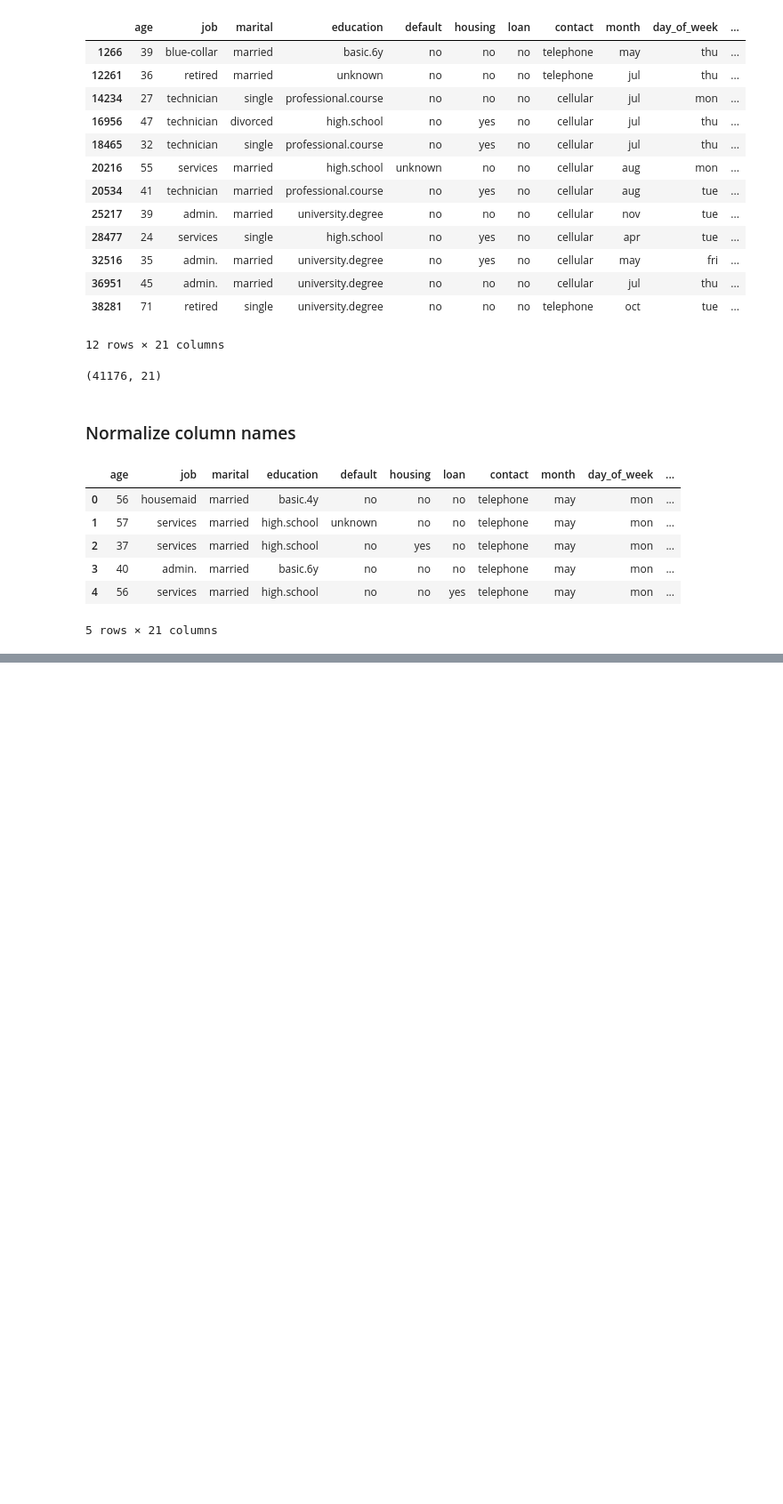
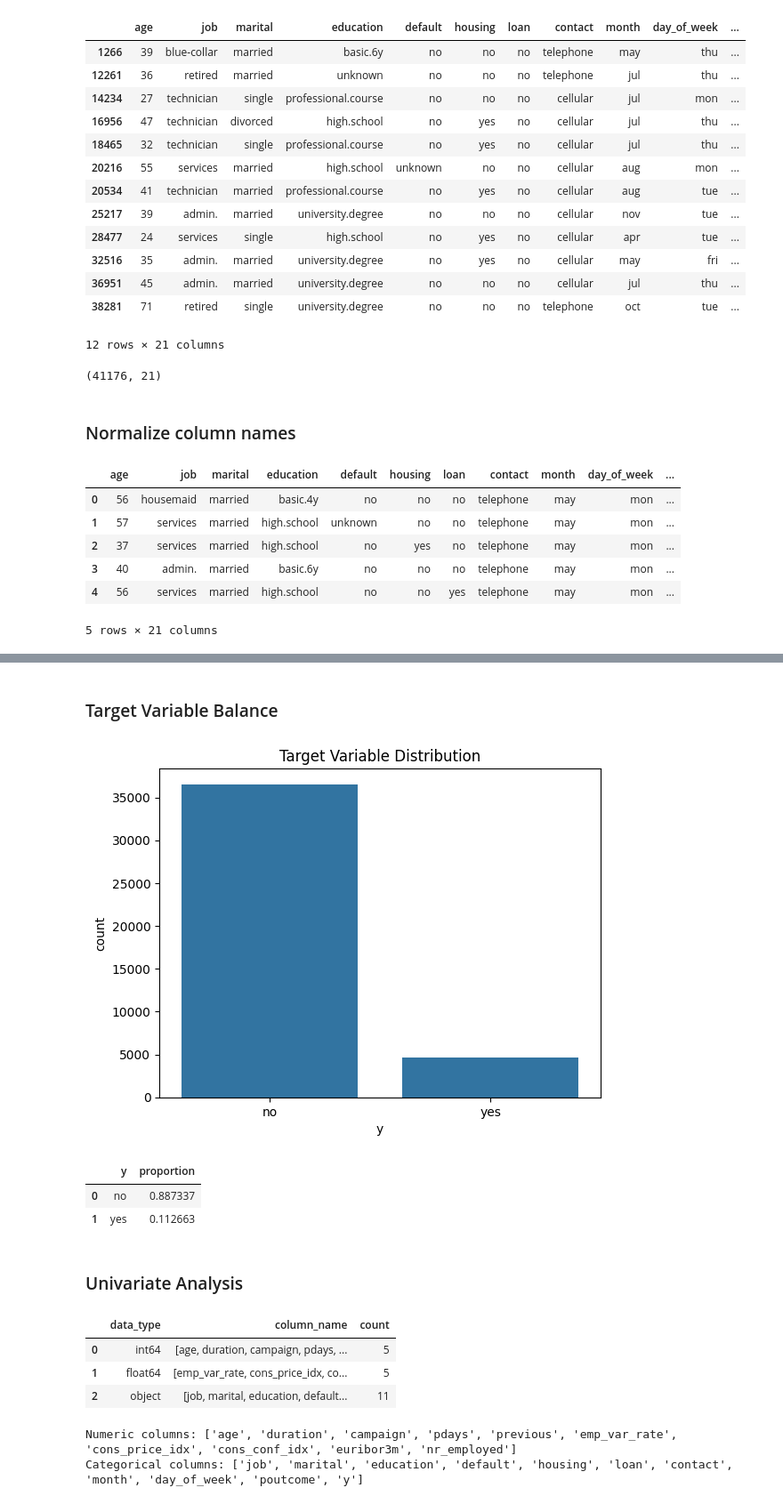
Before and after one commit to msalaverri/logistic-regression-msalaverri, a Jupyter notebook: src/explore.ipynb, the cells around one changed output, grey strips where cells are left out. Shown: that part at 89% size. Saved outputs shown, nothing was run; the diff lists cells and outputs as text; code cells hidden in the pictures; blank space fills up the shorter version.

Commit message:
Logistic Regression Project Visualizations

```diff
--- a/src/explore.ipynb
+++ b/src/explore.ipynb
@@ -156,0 +165,42 @@ df.head()
+# %% [markdown]
+### Target Variable Balance
+# %%
+sns.countplot(data=df, x='y')
+plt.title("Target Variable Distribution")
+plt.show()
+
+df['y'].value_counts(normalize=True).reset_index()
+# %% [output]
+[figure, added]
+|  | y | proportion |
+| 0 | no | 0.887337 |
+| 1 | yes | 0.112663 |
+# %% [markdown]
+### Univariate Analysis
+# %%
+#Create column Names per type
+column_types_df = df.dtypes.reset_index()
+column_types_df.columns = ['column_name', 'data_type']
+
+#Group by Data type
+grouped_by_dtype = column_types_df.groupby('data_type')['column_name'].apply(list).reset_index()
+
+#Add Count to each type
+grouped_by_dtype['count'] = grouped_by_dtype['column_name'].apply(len)
+
+grouped_by_dtype
+# %% [output]
+|  | data_type | column_name | count |
+| 0 | int64 | [age, duration, campaign, pdays, ... | 5 |
+| 1 | float64 | [emp_var_rate, cons_price_idx, co... | 5 |
+| 2 | object | [job, marital, education, default... | 11 |
+# %%
+# Automatically detect numeric and categorical columns
+num_cols = df.select_dtypes(include=['int64','float64']).columns.tolist()
+cat_cols = df.select_dtypes(include=['object']).columns.tolist()
+
+print("Numeric columns:", num_cols)
+print("Categorical columns:", cat_cols)
+# %% [output]
+Numeric columns: ['age', 'duration', 'campaign', 'pdays', 'previous', 'emp_var_rate', 'cons_price_idx', 'cons_conf_idx', 'euribor3m', 'nr_employed']
+Categorical columns: ['job', 'marital', 'education', 'default', 'housing', 'loan', 'contact', 'month', 'day_of_week', 'poutcome', 'y']
```
Also changed, not shown: parts of 8 cells of this notebook.
